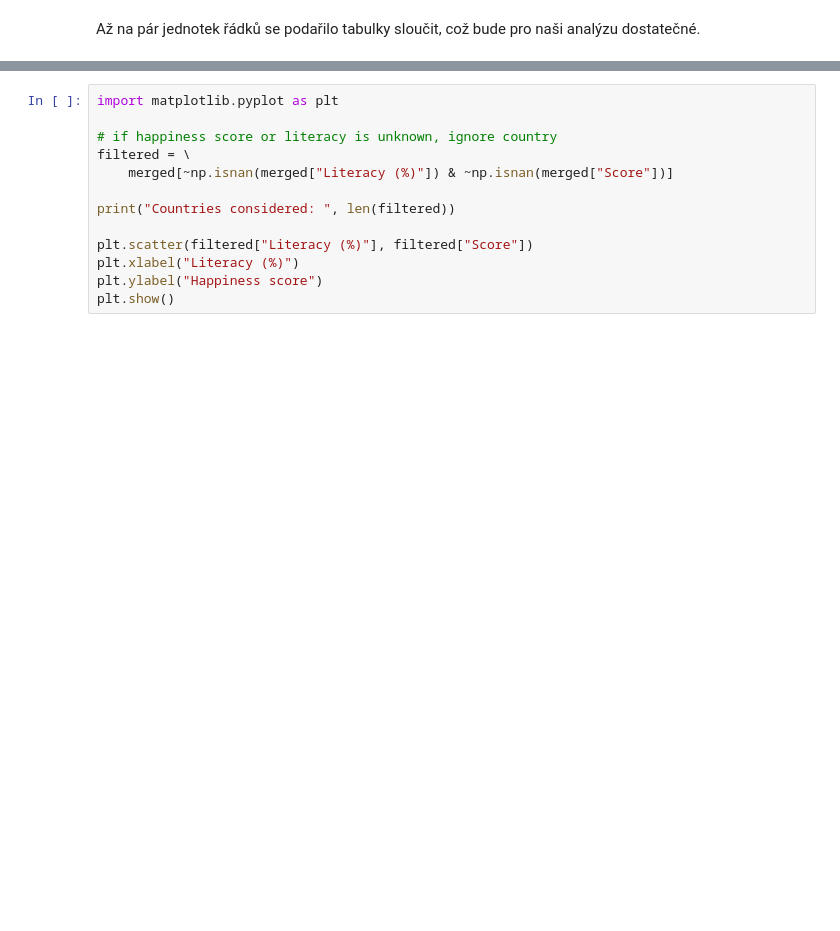
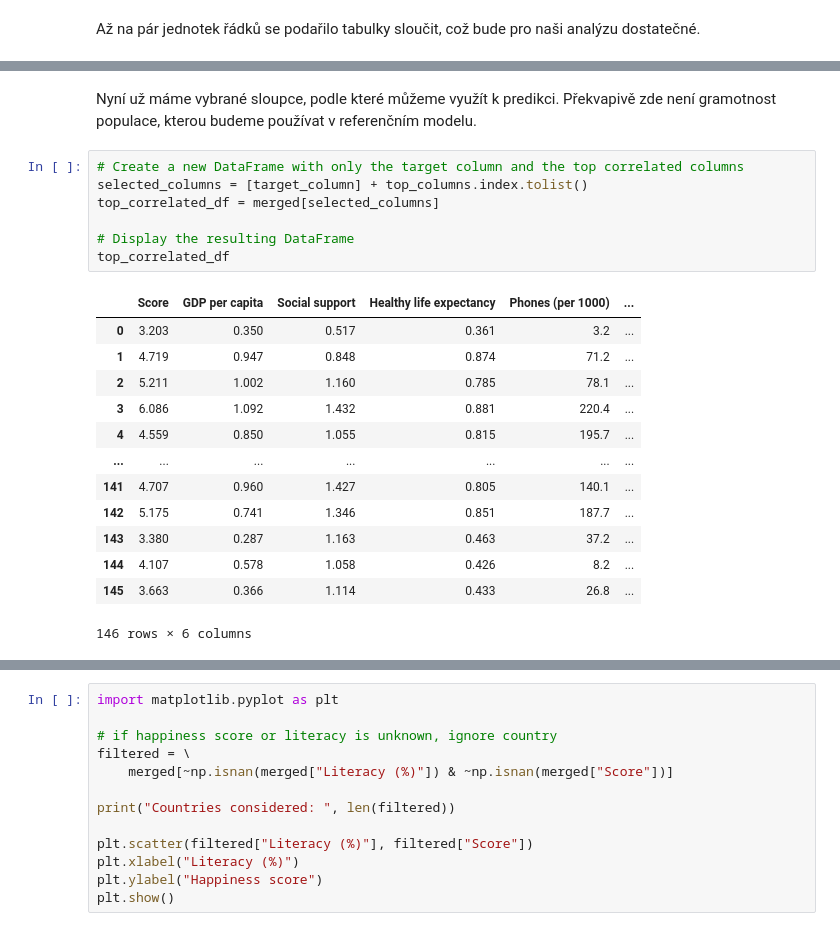
Before and after one commit to PatrikTrefil/NDBI048-data-science-project, a Jupyter notebook: main.ipynb, the cells around one changed output, grey strips where cells are left out. Saved outputs shown, nothing was run; the diff lists cells and outputs as text; blank space fills up the shorter version.

```diff
--- a/main.ipynb
+++ b/main.ipynb
@@ -119,0 +166,23 @@ První se podíváme na vztah mezi skórem štěstí a gramotností populace.
+# %% [markdown]
+Nyní už máme vybrané sloupce, podle které můžeme využít k predikci. Překvapivě zde není gramotnost populace, kterou budeme používat v referenčním modelu.
+# %%
+# Create a new DataFrame with only the target column and the top correlated columns
+selected_columns = [target_column] + top_columns.index.tolist()
+top_correlated_df = merged[selected_columns]
+
+# Display the resulting DataFrame
+top_correlated_df
+# %% [output]
+|  | Score | GDP per capita | Social support | Healthy life expectancy | Phones (per 1000) | ... |
+| 0 | 3.203 | 0.350 | 0.517 | 0.361 | 3.2 | ... |
+| 1 | 4.719 | 0.947 | 0.848 | 0.874 | 71.2 | ... |
+| 2 | 5.211 | 1.002 | 1.160 | 0.785 | 78.1 | ... |
+| 3 | 6.086 | 1.092 | 1.432 | 0.881 | 220.4 | ... |
+| 4 | 4.559 | 0.850 | 1.055 | 0.815 | 195.7 | ... |
+| ... | ... | ... | ... | ... | ... | ... |
+| 141 | 4.707 | 0.960 | 1.427 | 0.805 | 140.1 | ... |
+| 142 | 5.175 | 0.741 | 1.346 | 0.851 | 187.7 | ... |
+| 143 | 3.380 | 0.287 | 1.163 | 0.463 | 37.2 | ... |
+| 144 | 4.107 | 0.578 | 1.058 | 0.426 | 8.2 | ... |
+| 145 | 3.663 | 0.366 | 1.114 | 0.433 | 26.8 | ... |
+146 rows × 6 columns
```
Also changed, not shown: parts of 10 cells of this notebook.
